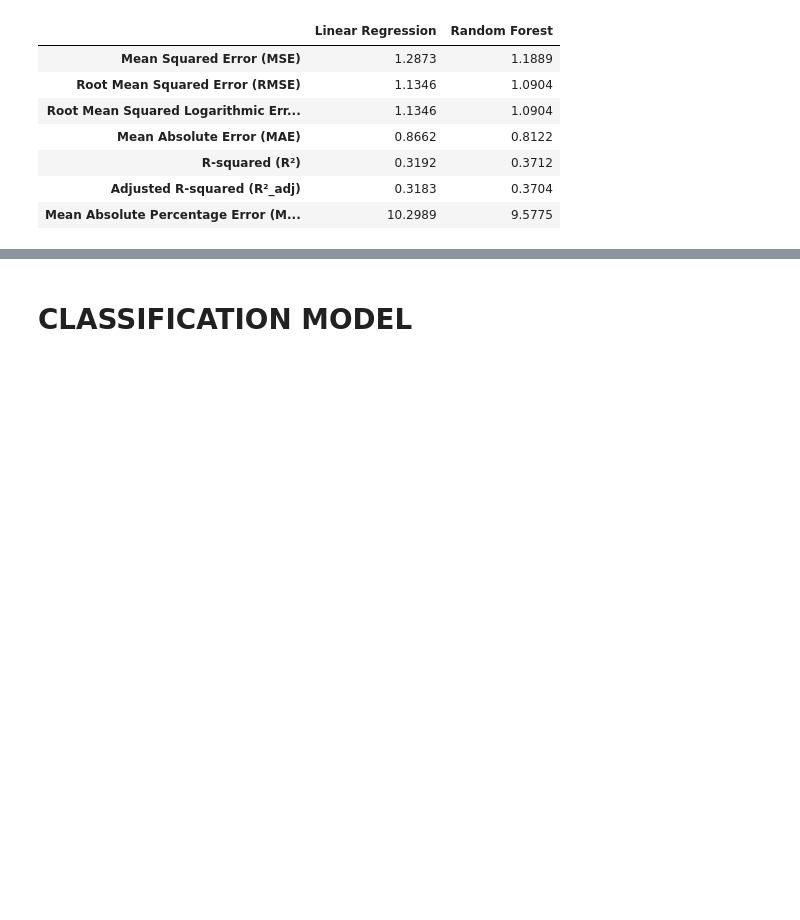
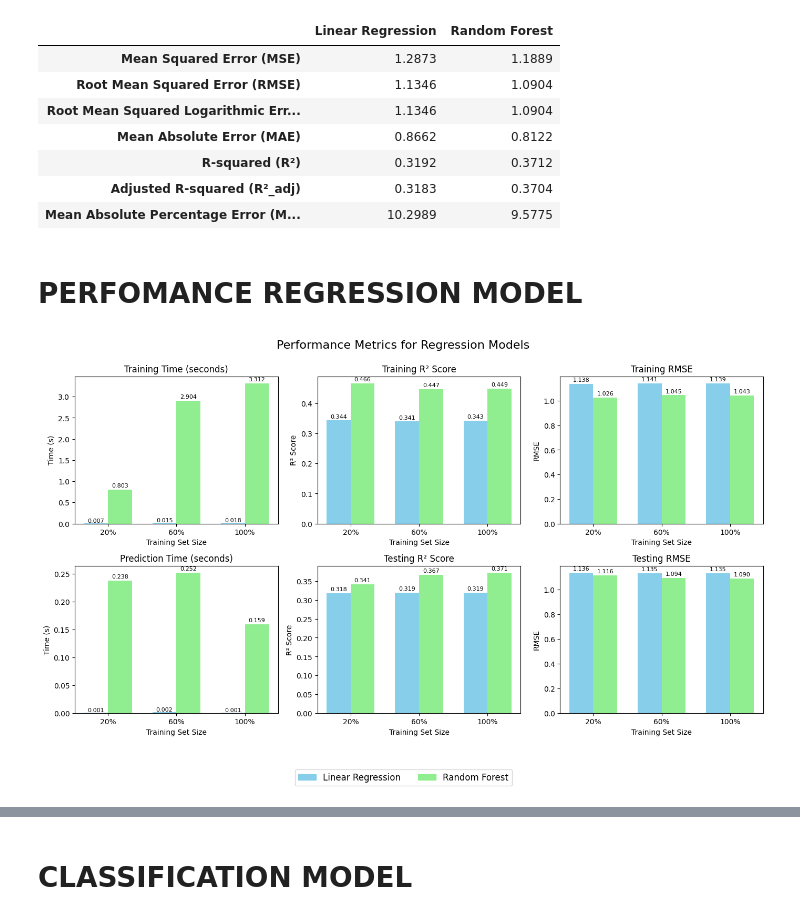
Before and after one commit to olivarescr69/Thesis_Poland, a Jupyter notebook: THESIS_code.ipynb, the cells around one changed output, grey strips where cells are left out. Cells and saved outputs as stored; diff of their text form; code cells hidden in the pictures; blank space fills up the shorter version.

```diff
--- a/THESIS_code.ipynb
+++ b/THESIS_code.ipynb
@@ -533,3 +460,5 @@ Model Comparison:
 | R-squared (R²) | 0.3192 | 0.3712 |
 | Adjusted R-squared (R²_adj) | 0.3183 | 0.3704 |
 | Mean Absolute Percentage Error (M... | 10.2989 | 9.5775 |
+# %% [markdown]
+# PERFOMANCE REGRESSION MODEL
@@ -535,0 +496,68 @@ Model Comparison:
+# %%
+# Define Sample Sizes and Models
+sample_sizes = [0.2, 0.6, 1.0]  # 20%, 60%, 100%
+sample_labels = ["20%", "60%", "100%"]
+models = {
+    "Linear Regression": LinearRegression(),
+    "Random Forest": RandomForestRegressor(random_state=42)
+}
+# %%
+# Run and verify the Evaluations
+results = {model_name: [] for model_name in models}
+for size in sample_sizes:
+    for name, model in models.items():
+        res = predict_regression_model(model, size, X_train, y_train, X_test, y_test)
+        results[name].append(res)
+# %%
+def plot_results(results, sample_labels):
+    fig, ax = plt.subplots(2, 3, figsize=(14, 8))
+    bar_width = 0.35
+    colors = ['skyblue', 'lightgreen']
+
+    # Metrics and Corresponding Titles
+    metrics = ['train_time', 'R2_train', 'RMSE_train', 'pred_time', 'R2_test', 'RMSE_test']
+    titles = ['Training Time (seconds)', 'Training R² Score', 'Training RMSE',
+              'Prediction Time (seconds)', 'Testing R² Score', 'Testing RMSE']
+
+    # Plotting each metric for both models and each sample size
+    for i, metric in enumerate(metrics):
+        for j, model_name in enumerate(results):
+            values = [res[metric] for res in results[model_name]]
+            x_positions = np.arange(len(sample_labels)) + j * bar_width
+            ax[i//3, i%3].bar(
+                x_positions,
+                values,
+                width=bar_width,
+                color=colors[j],
+                label=model_name if i == 0 else ""
+            )
+            # ➕ Agregar valores sobre las barras
+            for x, y in zip(x_positions, values):
+                ax[i//3, i%3].text(x, y + 0.01 * max(values), f'{y:.3f}', ha='center', va='bottom', fontsize=8)
+
+        ax[i//3, i%3].set_xticks(np.arange(len(sample_labels)) + bar_width / 2)
+        ax[i//3, i%3].set_xticklabels(sample_labels)
+        ax[i//3, i%3].set_title(titles[i])
+        ax[i//3, i%3].set_xlabel("Training Set Size")
+
+    # Axis Labels
+    ax[0, 0].set_ylabel("Time (s)")
+    ax[0, 1].set_ylabel("R² Score")
+    ax[0, 2].set_ylabel("RMSE")
+    ax[1, 0].set_ylabel("Time (s)")
+    ax[1, 1].set_ylabel("R² Score")
+    ax[1, 2].set_ylabel("RMSE")
+
+    # Layout
+    plt.tight_layout(rect=[0, 0, 1, 0.92])
+
+    # Title and Legend
+    fig.suptitle("Performance Metrics for Regression Models", fontsize=16, y=0.96)
+    legend_patches = [mpatches.Patch(color=colors[i], label=list(results.keys())[i]) for i in range(len(results))]
+    fig.legend(handles=legend_patches, loc='upper center', bbox_to_anchor=(0.5, -0.05), ncol=2, fontsize='large')
+
+    plt.show()
+# Show the Visualization
+plot_results(results, sample_labels)
+# %% [output]
+[figure, added]
```
Also changed, not shown: parts of 21 cells of this notebook, 9 other files.
